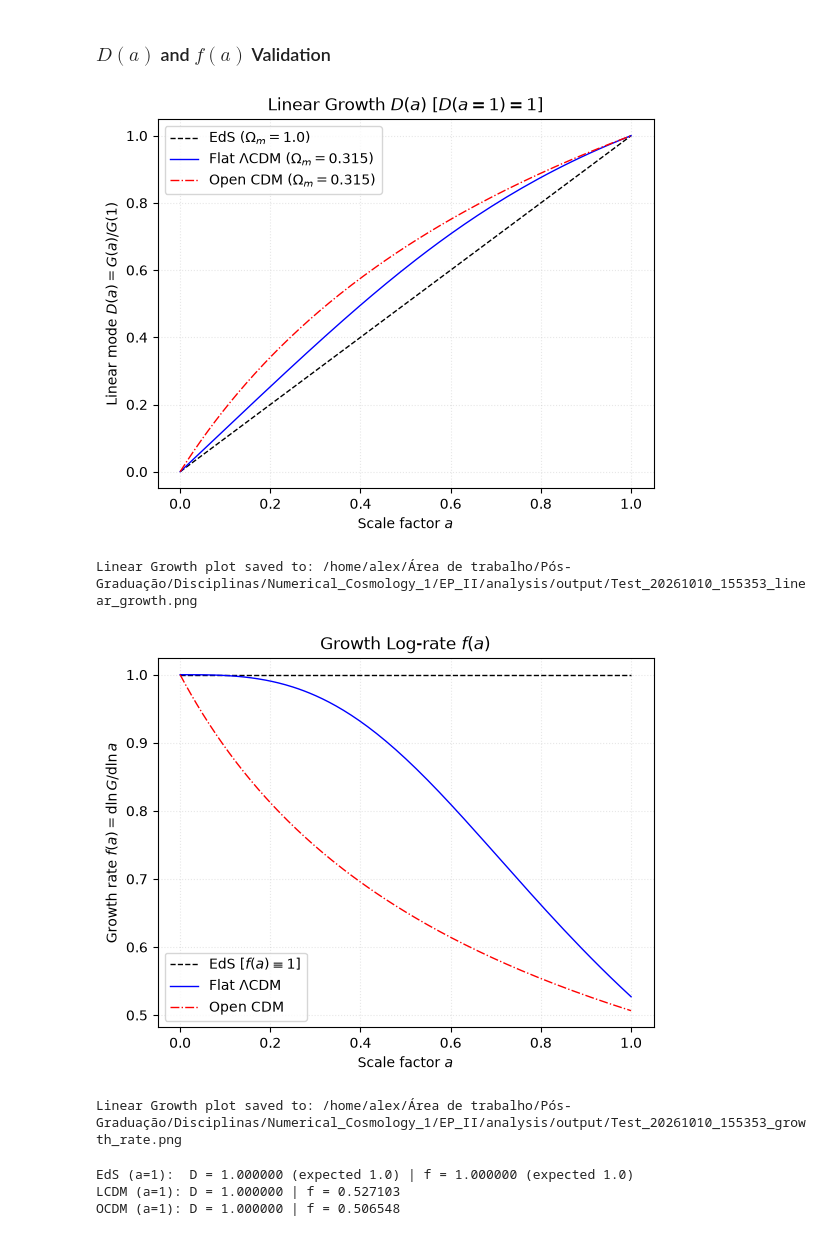
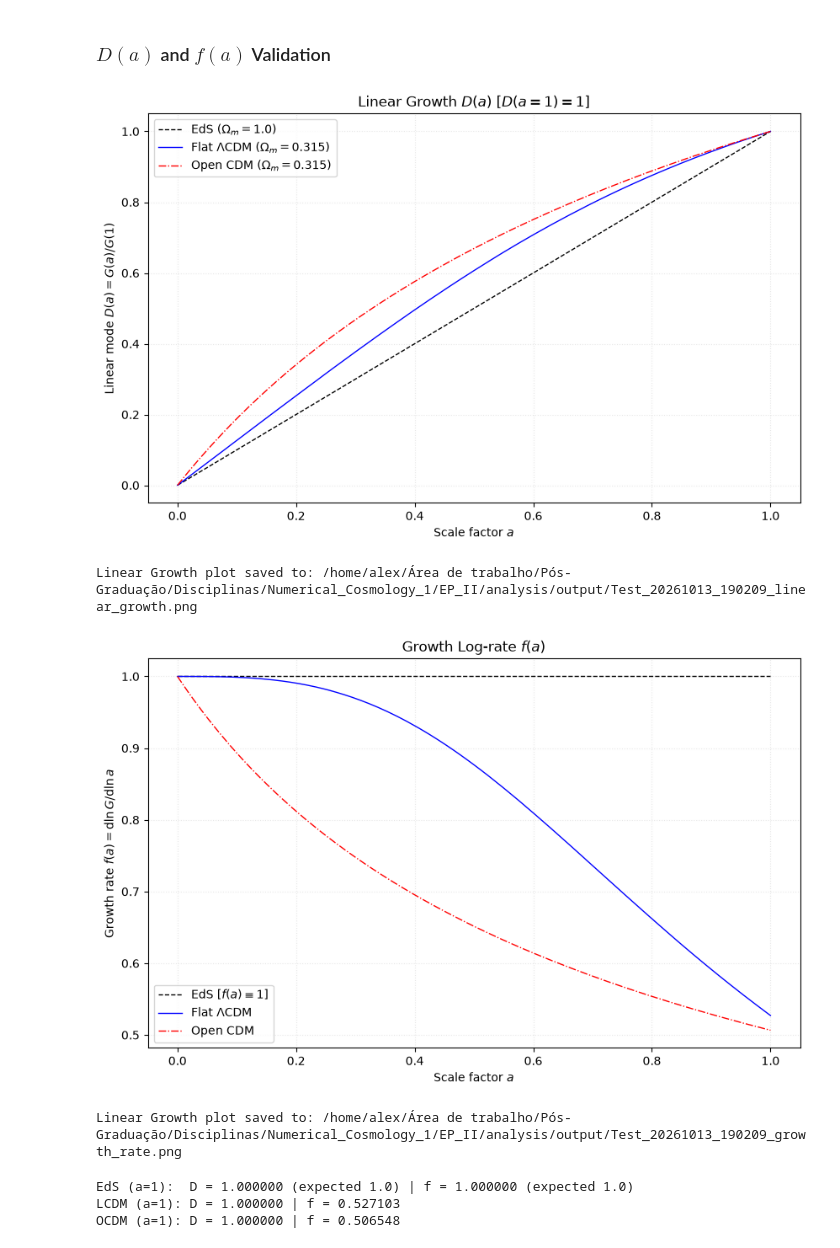
Before and after one commit to Alexx-Sanderr/2026_Numerical_Cosmology_I, a Jupyter notebook: EP_II/analysis/analysis.ipynb, the cells around one changed output. Drawn from its saved outputs; the diff is of its cells as text; code cells hidden in the pictures.

```diff
--- a/EP_II/analysis/analysis.ipynb
+++ b/EP_II/analysis/analysis.ipynb
@@ -87,0 +79,23 @@ ensem_cfg = config['ensemble']
+# %%
+# _____ Linear Growth Parameters _____ #
+
+a_i = config[ "growth" ][ "a_i" ]
+a_f = config[ "growth" ][ "a_f" ]
+
+N_span = [ np.log( a_i ), np.log( a_f ) ]
+N_eval = np.linspace( N_span[0], N_span[ 1 ], config[ "growth" ][ "num_points" ] )
+a_eval = np.exp (N_eval )
+
+growth_solver_opts = config[ "growth" ][ "solver" ]
+
+# _____ SPT Field & Ensemble Configurations _____ #
+
+spt_cfg = config[ "spt" ]
+gf = nc.GaussianField(
+    L    = spt_cfg[ "box_size_L" ],
+    Ng   = spt_cfg[ "grid_Ng" ],
+    aref = spt_cfg[ "scale_factor_aref" ]
+)
+
+spt       = nc.SPTStatistics(gf)
+ensem_cfg = config[ "ensemble" ]
@@ -90,39 +126,39 @@ ensem_cfg = config['ensemble']
 # %% [markdown]
 ### $D(a)$ and $f(a)$ Validation
 # %%
-sol_eds  = eds_model.solve_growth(  N = N_span, y0 = [ a_i, a_i ], **solver_opts)
-sol_lcdm = lcdm_model.solve_growth( N = N_span, y0 = [ a_i, a_i ], **solver_opts)
-sol_ocdm = ocdm_model.solve_growth( N = N_span, y0 = [ a_i, a_i ], **solver_opts)
+sol_eds  = eds_model.solve_growth(  N = N_span, y0 = [ a_i, a_i ], **growth_solver_opts)
+sol_lcdm = lcdm_model.solve_growth( N = N_span, y0 = [ a_i, a_i ], **growth_solver_opts)
+sol_ocdm = ocdm_model.solve_growth( N = N_span, y0 = [ a_i, a_i ], **growth_solver_opts)
 # %%
 D_eds,  f_eds  = eds_model.get_growth_observables(  sol_eds,  N_eval = N_eval )
 D_lcdm, f_lcdm = lcdm_model.get_growth_observables( sol_lcdm, N_eval = N_eval )
 D_ocdm, f_ocdm = ocdm_model.get_growth_observables( sol_ocdm, N_eval = N_eval )
 # %%
-plt.Figure( figsize = ( 10, 6 ) )
+plt.figure( figsize = ( 10, 6 ) )
 
 plt.plot( a_eval, D_eds,  'k--', lw = 1, label = r'EdS ($\Omega_m=1.0$)' )
 plt.plot( a_eval, D_lcdm, 'b-',  lw = 1, label = rf'Flat $\Lambda$CDM ($\Omega_m={lcdm_model.O_matter:.3f}$)' )
 plt.plot( a_eval, D_ocdm, 'r-.', lw = 1, label = rf'Open CDM ($\Omega_m={ocdm_model.O_matter:.3f}$)' )
 
 plt.xlabel( r'Scale factor $a$' )
 plt.ylabel( r'Linear mode $D(a) = G(a)/G(1)$' )
 
 plt.title( r'Linear Growth $D(a)$ [$D(a=1)=1$]' )
 
 plt.grid( True, ls = ':', alpha = 0.3 )
 plt.legend()
 
 
 linear_growth_path = f"{output_base}_linear_growth.png"
 plt.savefig( linear_growth_path, dpi = 300, bbox_inches = "tight" )
 #plt.close()
 plt.show()
 print( f"Linear Growth plot saved to: {linear_growth_path}\n" )
 # %% [output]
-[figure, old version]
+[figure, new version]
-Linear Growth plot saved to: /home/alex/Área de trabalho/Pós-Graduação/Disciplinas/Numerical_Cosmology_1/EP_II/analysis/output/Test_20261010_155353_linear_growth.png
+Linear Growth plot saved to: /home/alex/Área de trabalho/Pós-Graduação/Disciplinas/Numerical_Cosmology_1/EP_II/analysis/output/Test_20261013_190209_linear_growth.png
 # %%
-plt.Figure( figsize = ( 10, 6 ) )
+plt.figure( figsize = ( 10, 6 ) )
 
 plt.plot( a_eval, f_eds,  'k--', lw = 1, label = r'EdS [$f(a) \equiv 1$]' )
 plt.plot( a_eval, f_lcdm, 'b-',  lw = 1, label = r'Flat $\Lambda$CDM' )
@@ -142,8 +178,8 @@ plt.savefig( growth_rate_path, dpi = 300, bbox_inches = "tight" )
 plt.show()
 print( f"Linear Growth plot saved to: {growth_rate_path}\n" )
 # %% [output]
-[figure, old version]
+[figure, new version]
-Linear Growth plot saved to: /home/alex/Área de trabalho/Pós-Graduação/Disciplinas/Numerical_Cosmology_1/EP_II/analysis/output/Test_20261010_155353_growth_rate.png
+Linear Growth plot saved to: /home/alex/Área de trabalho/Pós-Graduação/Disciplinas/Numerical_Cosmology_1/EP_II/analysis/output/Test_20261013_190209_growth_rate.png
 # %%
 print( f"EdS (a=1):  D = {D_eds[-1]:.6f} (expected 1.0) | f = {f_eds[-1]:.6f} (expected 1.0)" )
 print( f"LCDM (a=1): D = {D_lcdm[-1]:.6f} | f = {f_lcdm[-1]:.6f}" )
```
Also changed, not shown: parts of 32 cells of this notebook, 30 other files.
